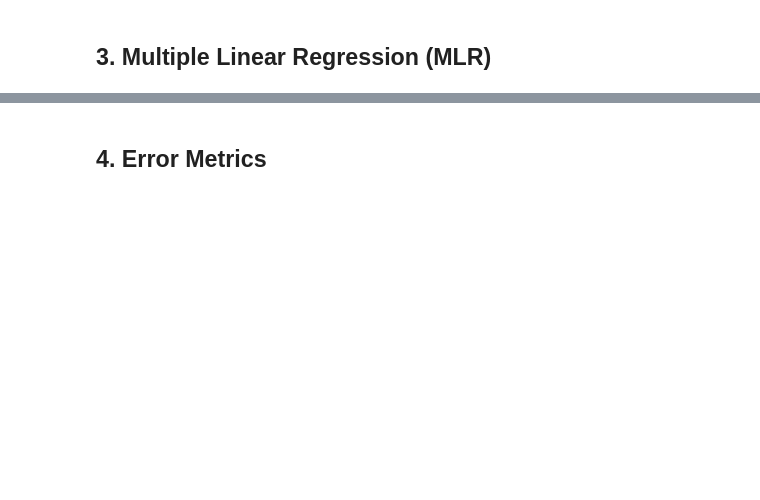
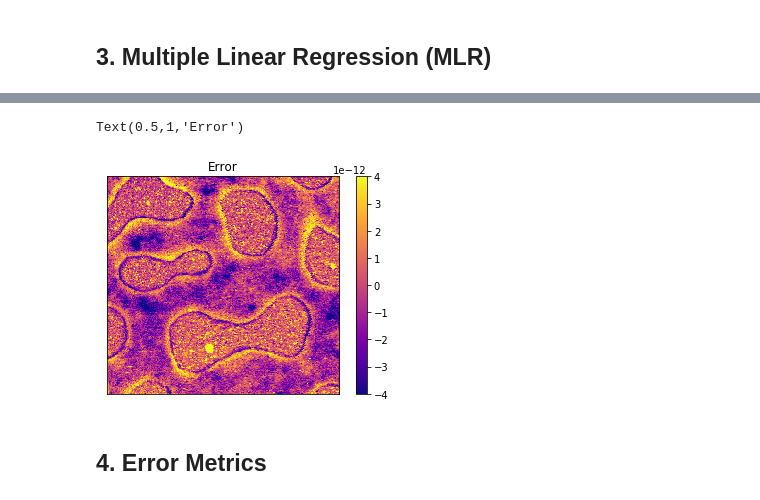
Before and after one commit to kongjy/MultimodalAFMonPMMAP3HT_processing, a Jupyter notebook: jupyter_notebooks/si_notebook.ipynb, the cells around one changed output, grey strips where cells are left out. Drawn from its saved outputs; the diff is of its cells as text; code cells hidden in the pictures; blank space fills up the shorter version.

```diff
--- a/jupyter_notebooks/si_notebook.ipynb
+++ b/jupyter_notebooks/si_notebook.ipynb
@@ -272,3 +230,11 @@ plt.title('Predicted Current')
+# %%
+fig = show(error, cmap='plasma')
+plt.clim(-4e-12,4e-12)
+plt.title('Error')
+#plt.savefig('error.svg', format='svg', dpi=800)
+# %% [output]
+Text(0.5,1,'Error')
+[figure, added]
 # %% [markdown]
 ## 4. Error Metrics
 # %%
```
Also changed, not shown: parts of 106 cells of this notebook.
